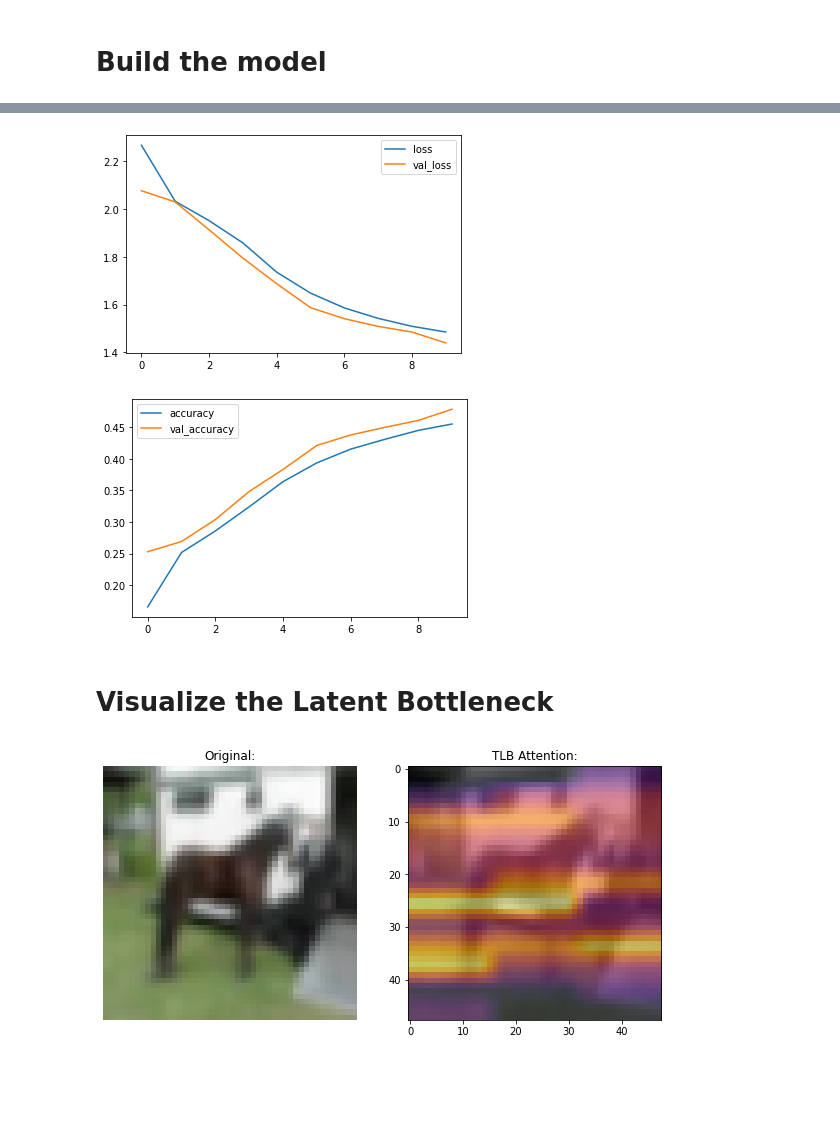
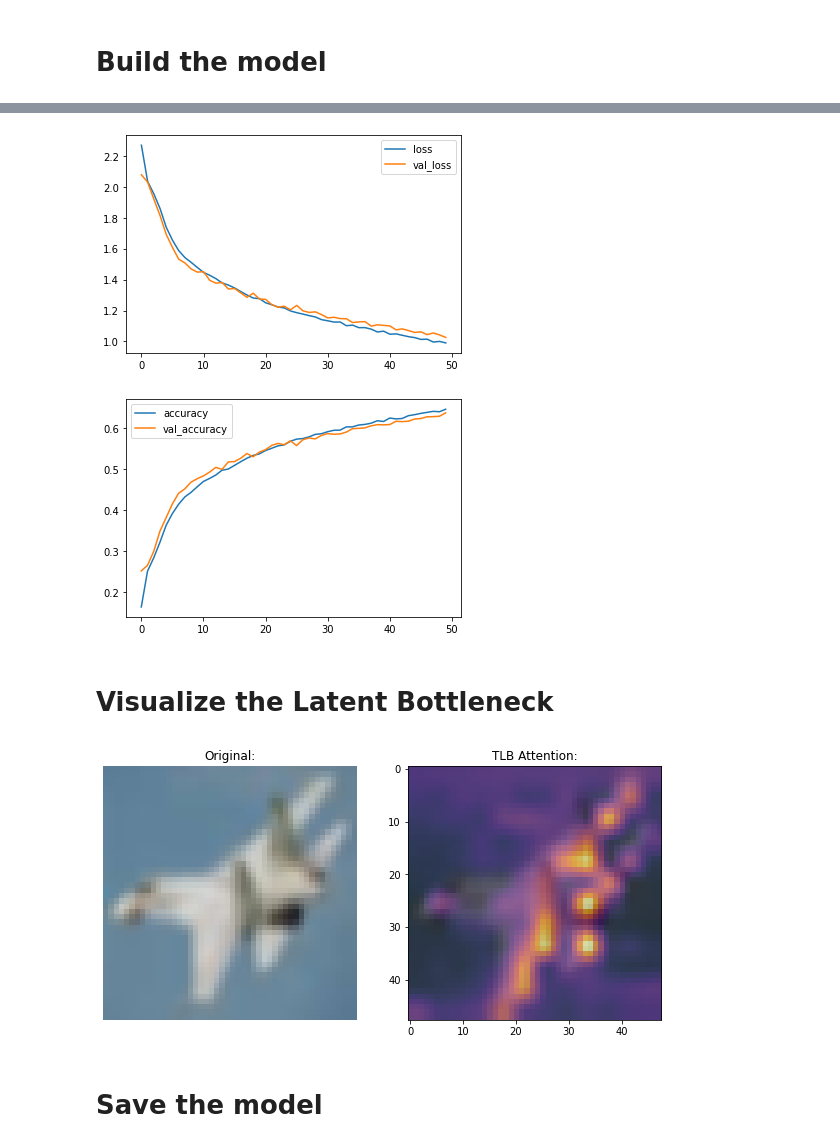
Before and after one commit to suvadityamuk/Temporal-Latent-Bottleneck-TF, a Jupyter notebook: notebooks/attention_scores.ipynb, the cells around one changed output, grey strips where cells are left out. Drawn from its saved outputs; the diff is of its cells as text; code cells hidden in the pictures; blank space fills up the shorter version.

Commit message:
chore: training for 50 epochs 🪄

```diff
--- a/notebooks/attention_scores.ipynb
+++ b/notebooks/attention_scores.ipynb
@@ -24,7 +44,7 @@ print(tf.__version__)
 # %%
 # DATA
 TRAIN_SLICE = 40000
-BATCH_SIZE = 512
+BATCH_SIZE = 1024
 BUFFER_SIZE = BATCH_SIZE*2
 AUTO = tf.data.AUTOTUNE
 INPUT_SHAPE = (32, 32, 3)
@@ -36,7 +56,7 @@ LEARNING_RATE = 5e-3
 WEIGHT_DECAY = 1e-4
 
 # TRAINING
-EPOCHS = 10
+EPOCHS = 50
 
 # MODEL
 PATCH_SIZE = 4
@@ -531,8 +548,8 @@ plt.plot(history.history["val_accuracy"], label="val_accuracy")
 plt.legend()
 plt.show()
 # %% [output]
-[figure, old version]
+[figure, new version]
-[figure, old version]
+[figure, new version]
 # %% [markdown]
 # Visualize the Latent Bottleneck
 # %%
@@ -546,7 +563,7 @@ outputs = model(images)
 list_chunk_scores = model.rnn.cell.attn_scores
 # %%
 def score_to_viz(chunk_score):
-    chunk_viz = tf.math.reduce_max(chunk_score, axis=-1) # get the most attended token
+    chunk_viz = tf.math.reduce_max(chunk_score, axis=-2) # get the most attended token
     chunk_viz = tf.math.reduce_mean(chunk_viz, axis=1) # get the mean across heads
     return chunk_viz
 # %%
@@ -565,23 +582,25 @@ upsampled_heat_map = layers.UpSampling2D(
 # %%
 fig, ax = plt.subplots(nrows=1, ncols=2, figsize=(10, 5))
 
-index = 20
+index = 10
 orig_image = images[index]
 overlay_image = upsampled_heat_map[index, ..., 0]
 
 ax[0].imshow(orig_image)
 ax[0].set_title("Original:")
 ax[0].axis("off")
 
 image = ax[1].imshow(orig_image)
 ax[1].imshow(
     overlay_image,
     cmap="inferno",
     alpha=0.6,
     extent=image.get_extent()
 )
 ax[1].set_title("TLB Attention:")
 
 plt.show()
 # %% [output]
-[figure, old version]
+[figure, new version]
+# %% [markdown]
+# Save the model
```
Also changed, not shown: parts of 3 cells of this notebook.
